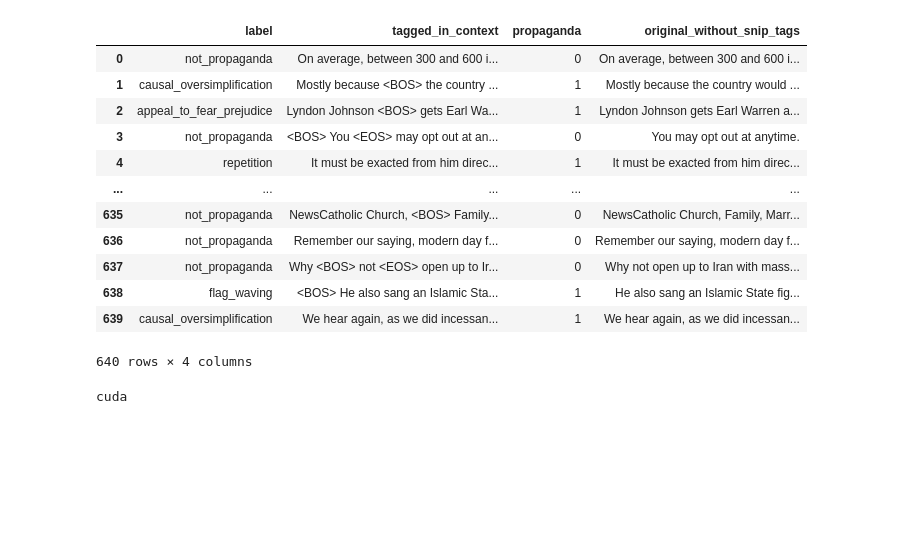
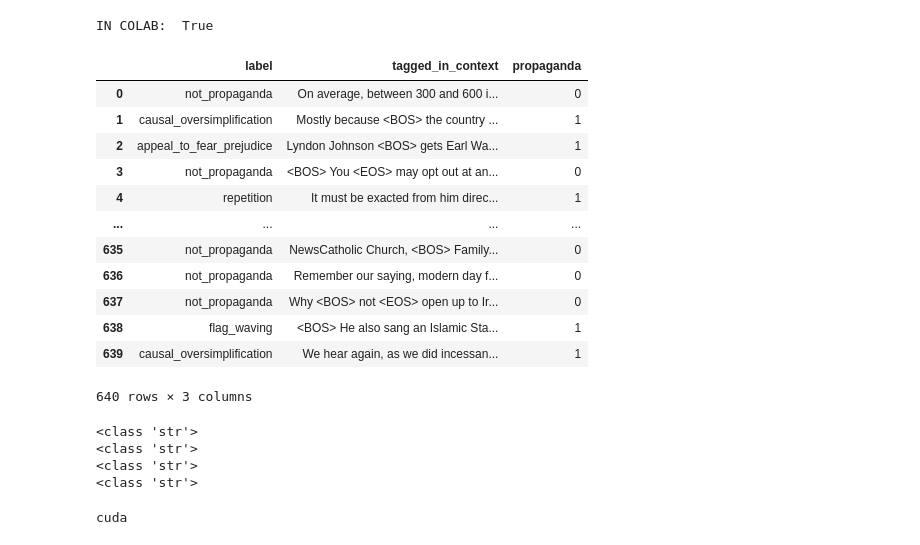
Before and after one commit to raymondfdavey/NLP_ASSESSMENT, a Jupyter notebook: GET_FRESH.ipynb, the cells around one changed output. Saved outputs shown, nothing was run; the diff lists cells and outputs as text; code cells hidden in the pictures; blank space fills up the shorter version.

```diff
--- a/GET_FRESH.ipynb
+++ b/GET_FRESH.ipynb
@@ -1,3 +1,12 @@
+# %%
+try :
+  from google.colab import drive
+  IN_COLAB = True
+except:
+  IN_COLAB = False
+print('IN COLAB: ', IN_COLAB)
+# %% [output]
+IN COLAB:  True
 # %%
 import os
 import pandas as pd
@@ -9,43 +18,57 @@ val_file= "propaganda_val.tsv"
 train_path=os.path.join(parentdir,train_file)
 val_path=os.path.join(parentdir,val_file)
 
+if IN_COLAB:
+  train_path = '/content/propaganda_train.tsv'
+  val_path = '/content/propaganda_val.tsv'
+
 train_df=pd.read_csv(train_path,delimiter="\t",quotechar='|')
 val_df=pd.read_csv(val_path,delimiter="\t",quotechar='|')
 # %%
 def transform_binaryify(row):
     new_value = 0 if row['label'] == 'not_propaganda' else 1
     return new_value
 
 def transform_strip_tag(row):
     sent = row['tagged_in_context']
     cleaned_string = sent.replace("<BOS>", "")
     cleaned_string = cleaned_string.replace("<EOS>", "")
     return cleaned_string
 
 
 train_df['propaganda'] = train_df.apply(transform_binaryify, axis=1)
-train_df['original_without_snip_tags'] = train_df.apply(transform_strip_tag, axis=1)
+# train_df['original_without_snip_tags'] = train_df.apply(transform_strip_tag, axis=1)
 
 
 val_df['propaganda'] = val_df.apply(transform_binaryify, axis=1)
-val_df['original_without_snip_tags'] = val_df.apply(transform_strip_tag, axis=1)
+# val_df['original_without_snip_tags'] = val_df.apply(transform_strip_tag, axis=1)
 
 train_df
 val_df
 # %% [output]
-|  | label | tagged_in_context | propaganda | original_without_snip_tags |
-| 0 | not_propaganda | On average, between 300 and 600 i... | 0 | On average, between 300 and 600 i... |
-| 1 | causal_oversimplification | Mostly because <BOS> the country ... | 1 | Mostly because the country would ... |
-| 2 | appeal_to_fear_prejudice | Lyndon Johnson <BOS> gets Earl Wa... | 1 | Lyndon Johnson gets Earl Warren a... |
-| 3 | not_propaganda | <BOS> You <EOS> may opt out at an... | 0 | You may opt out at anytime. |
-| 4 | repetition | It must be exacted from him direc... | 1 | It must be exacted from him direc... |
-| ... | ... | ... | ... | ... |
-| 635 | not_propaganda | NewsCatholic Church, <BOS> Family... | 0 | NewsCatholic Church, Family, Marr... |
-| 636 | not_propaganda | Remember our saying, modern day f... | 0 | Remember our saying, modern day f... |
-| 637 | not_propaganda | Why <BOS> not <EOS> open up to Ir... | 0 | Why not open up to Iran with mass... |
-| 638 | flag_waving | <BOS> He also sang an Islamic Sta... | 1 | He also sang an Islamic State fig... |
-| 639 | causal_oversimplification | We hear again, as we did incessan... | 1 | We hear again, as we did incessan... |
+|  | label | tagged_in_context | propaganda |
+| 0 | not_propaganda | On average, between 300 and 600 i... | 0 |
+| 1 | causal_oversimplification | Mostly because <BOS> the country ... | 1 |
+| 2 | appeal_to_fear_prejudice | Lyndon Johnson <BOS> gets Earl Wa... | 1 |
+| 3 | not_propaganda | <BOS> You <EOS> may opt out at an... | 0 |
+| 4 | repetition | It must be exacted from him direc... | 1 |
+| ... | ... | ... | ... |
+| 635 | not_propaganda | NewsCatholic Church, <BOS> Family... | 0 |
+| 636 | not_propaganda | Remember our saying, modern day f... | 0 |
+| 637 | not_propaganda | Why <BOS> not <EOS> open up to Ir... | 0 |
+| 638 | flag_waving | <BOS> He also sang an Islamic Sta... | 1 |
+| 639 | causal_oversimplification | We hear again, as we did incessan... | 1 |
-640 rows × 4 columns
+640 rows × 3 columns
+# %%
+print(type(train_df['tagged_in_context'][0]))
+print(type(train_df['original_without_snip_tags'][0]))
+print(type(val_df['tagged_in_context'][0]))
+print(type(val_df['original_without_snip_tags'][0]))
+# %% [output]
+<class 'str'>
+<class 'str'>
+<class 'str'>
+<class 'str'>
 # %%
 from torch.utils.data import DataLoader, Dataset
 from transformers import BertModel, BertTokenizer
```
Also changed, not shown: parts of 3 cells of this notebook.
